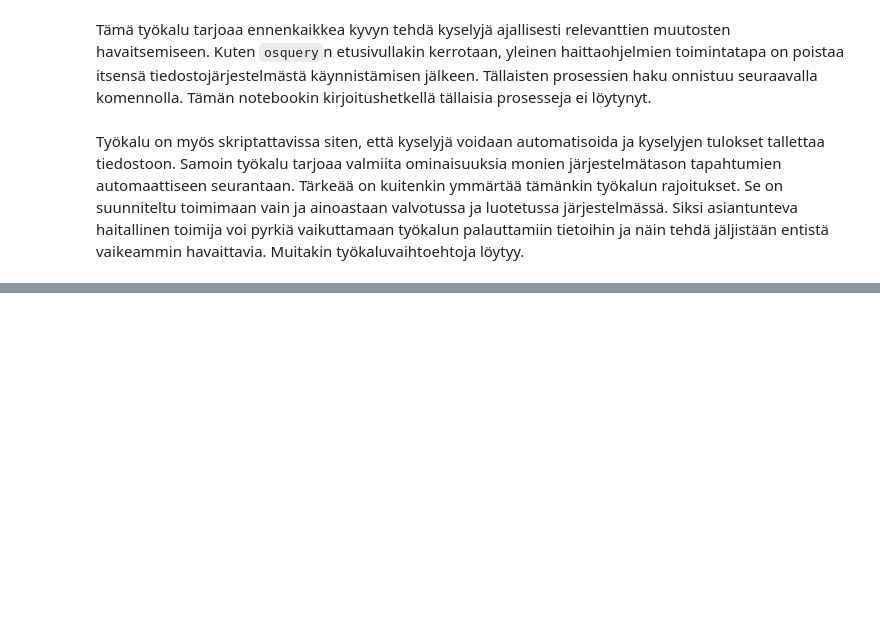
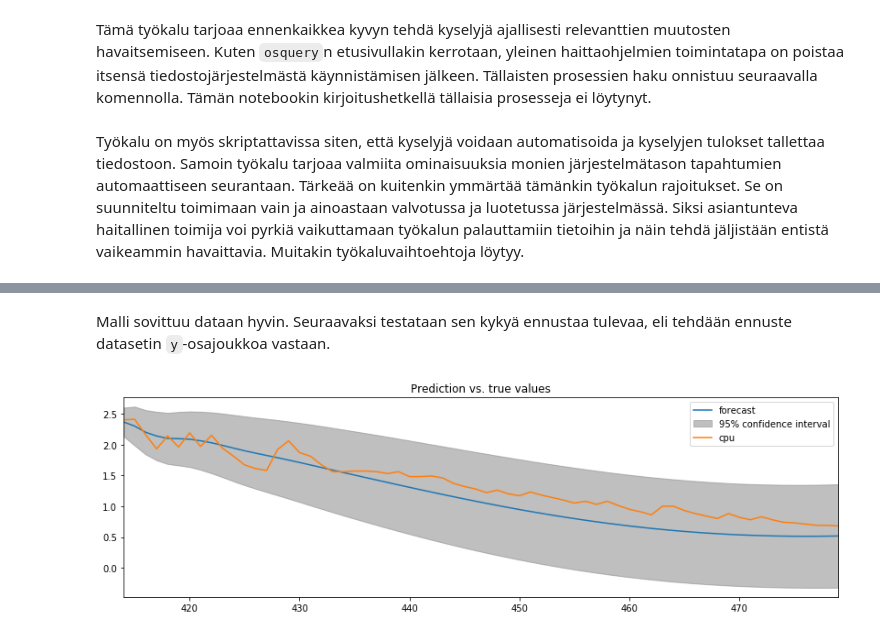
Before and after one commit to karmus89/machine-learning-and-security, a Jupyter notebook: notebooks/03. Anomaly Detection.ipynb, the cells around one changed output, grey strips where cells are left out. Cells and saved outputs as stored; diff of their text form; code cells hidden in the pictures; blank space fills up the shorter version.

```diff
--- a/notebooks/03. Anomaly Detection.ipynb
+++ b/notebooks/03. Anomaly Detection.ipynb
@@ -115,0 +202,11 @@ Pakettien syvätarkkailu (*deep packet inspection, DPI*) ottaa pakettien ylä- j
+# %% [markdown]
+Malli sovittuu dataan hyvin. Seuraavaksi testataan sen kykyä ennustaa tulevaa, eli tehdään ennuste datasetin `y`-osajoukkoa vastaan.
+# %%
+fig, ax = plt.subplots()
+model.plot_predict(start=len(x),end=len(x)+len(y),plot_insample=False,dynamic=True,ax=ax)
+y.plot(ax=ax)
+plt.title('Prediction vs. true values')
+plt.xlim(y.index[0],y.index[-1])
+plt.show()
+# %% [output]
+[figure, added]
```
Also changed, not shown: parts of 29 cells of this notebook, 1 other file.
